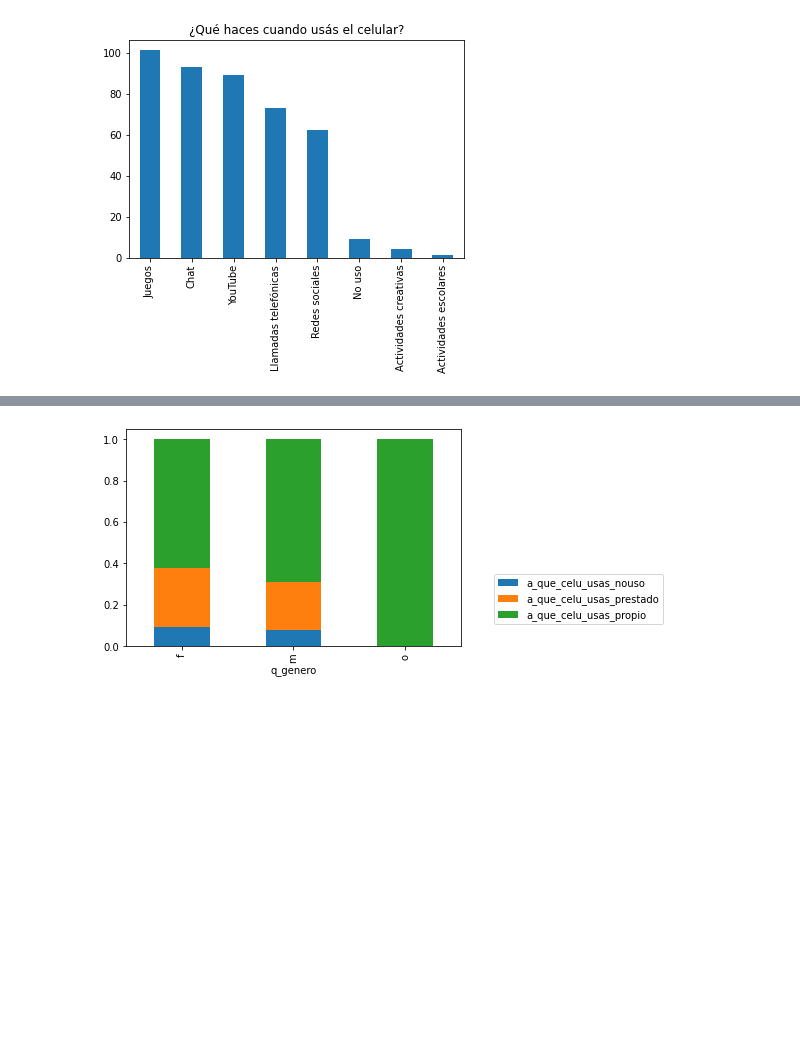
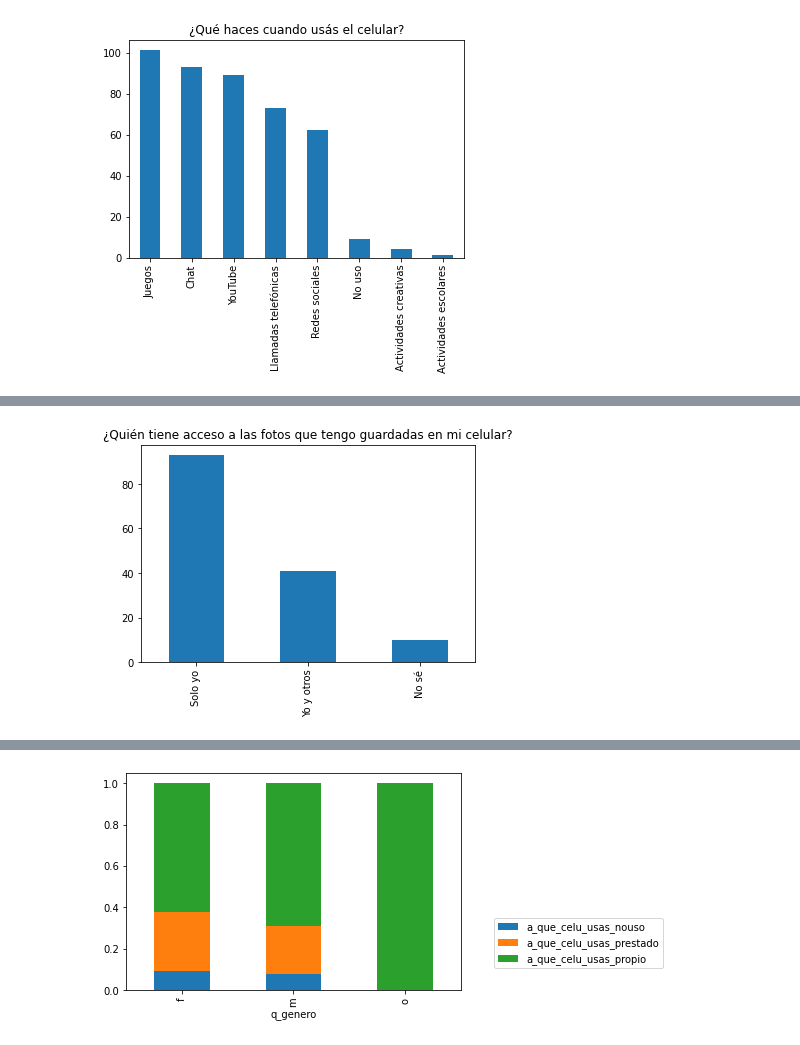
Before and after one commit to luparral/misconceptions, a Jupyter notebook: notebooks/Análisis exploratorio.ipynb, the cells around one changed output, grey strips where cells are left out. Saved outputs shown, nothing was run; the diff lists cells and outputs as text; code cells hidden in the pictures; blank space fills up the shorter version.

```diff
--- a/notebooks/Análisis exploratorio.ipynb
+++ b/notebooks/Análisis exploratorio.ipynb
@@ -138,0 +152,10 @@ Por último, cabe destacar que "Actividades creativas" no fue una opción propue
+# %%
+# ¿Quién tiene acceso a las fotos que tengo guardadas en mi celular?
+positions = (0, 1, 2)
+labels = ("Solo yo", "Yo y otros", "No sé")
+
+df["q_acceso_fotos"].value_counts().plot.bar()
+plt.title("¿Quién tiene acceso a las fotos que tengo guardadas en mi celular?")
+plt.xticks(positions, labels);
+# %% [output]
+[figure, added]
```
Also changed, not shown: parts of 10 cells of this notebook, 1 other file.
